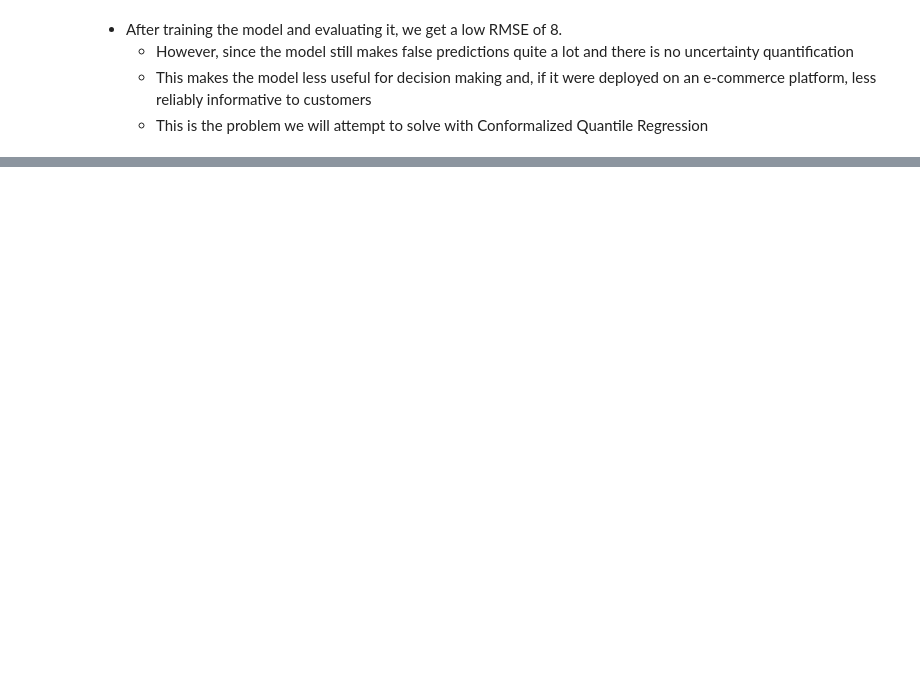
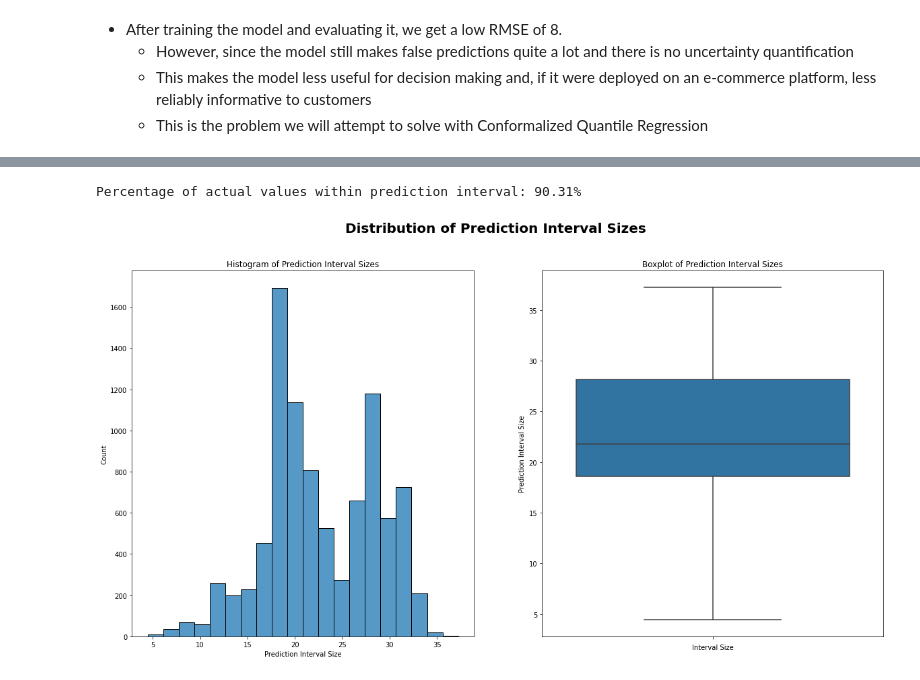
Before and after one commit to AlbertHunduza/DelivTimeAI, a Jupyter notebook: Prediction_Model.ipynb, the cells around one changed output, grey strips where cells are left out. Cells and saved outputs as stored; diff of their text form; code cells hidden in the pictures; blank space fills up the shorter version.

```diff
--- a/Prediction_Model.ipynb
+++ b/Prediction_Model.ipynb
@@ -528,0 +443,14 @@ print("RMSE:", rmse)
+# %%
+lower_bound = y_pis['cqr'][:, 0, 0]  # Extract lower bound values
+upper_bound = y_pis['cqr'][:, 1, 0]  # Extract upper bound values
+
+# Create DataFrame
+df = pd.DataFrame({'Lower Bound': lower_bound, 'Upper Bound': upper_bound, 'Y_pred': y_pred['cqr']})
+
+
+
+ytest_reset = y_test.reset_index(drop=True)  # Reset the index of df2 and drop the old index
+
+results_df = pd.concat([df, ytest_reset], axis=1)
+
+results_df
@@ -528,0 +471,33 @@ print("RMSE:", rmse)
+# %%
+# create new column to show if the actual value is within the prediction interval
+results_df['Within_Prediction_Interval'] = np.where((results_df['Time_taken(min)'] >= results_df['Lower Bound']) & (results_df['Time_taken(min)'] <= results_df['Upper Bound']), 'within', 'outside')
+
+# create new column to show size of prediction interval
+results_df['Prediction_Interval_Size'] = results_df['Upper Bound'] - results_df['Lower Bound']
+
+# calculating percentage of actual values within prediction interval
+percentage_within_interval = (results_df[results_df['Within_Prediction_Interval'] == "within"].shape[0] / len(results_df)) * 100
+print('Percentage of actual values within prediction interval: {:.2f}%'.format(percentage_within_interval))
+# %% [output]
+Percentage of actual values within prediction interval: 90.31%
+# %%
+fig, ax = plt.subplots(1, 2, figsize=(20, 10))
+
+# Task 1: Plot histogram using sns
+sns.histplot(data=results_df, x='Prediction_Interval_Size', bins=20, ax=ax[0])
+ax[0].set_xlabel('Prediction Interval Size')
+ax[0].set_ylabel('Count')
+ax[0].set_title('Histogram of Prediction Interval Sizes')
+
+# Task 2: Plot boxplot using sns
+sns.boxplot(data=results_df, y='Prediction_Interval_Size', ax=ax[1])
+ax[1].set_xlabel('Interval Size')
+ax[1].set_ylabel('Prediction Interval Size')
+ax[1].set_title('Boxplot of Prediction Interval Sizes')
+
+# Add overall title
+fig.suptitle('Distribution of Prediction Interval Sizes', fontsize=20, weight='bold')
+
+plt.show()
+# %% [output]
+[figure, added]
```
Also changed, not shown: parts of 20 cells of this notebook.
